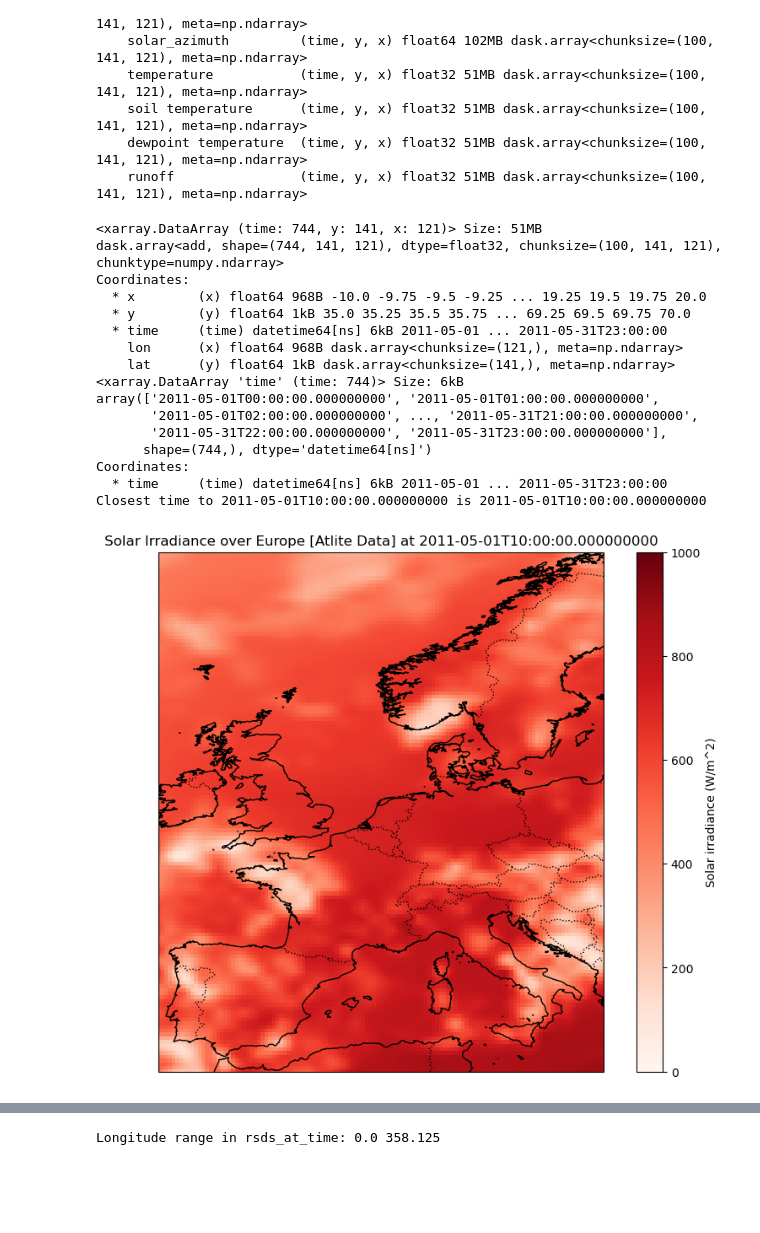
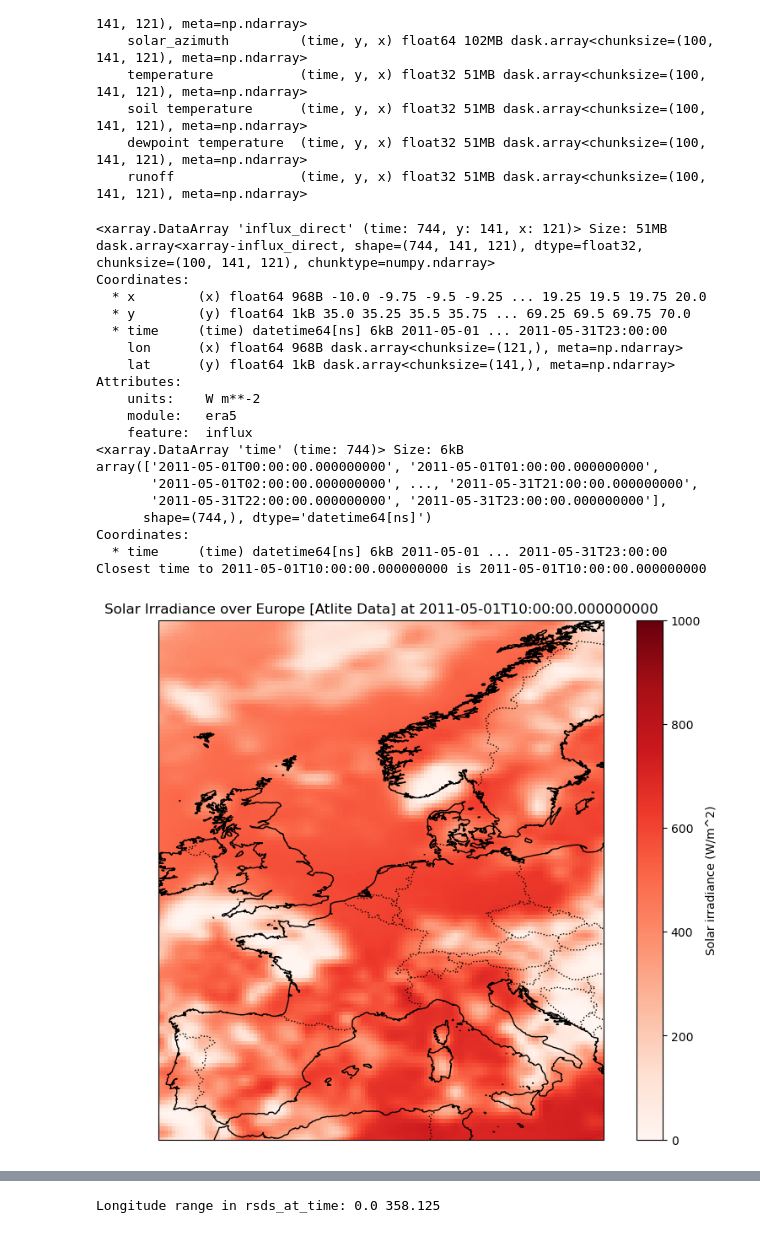
Before and after one commit to martabresco/Climate-Change-Impacted-Solar-Energy-Generation, a Jupyter notebook: data_visualisation_modified.ipynb, the cells around one changed output, grey strips where cells are left out. Saved outputs shown, nothing was run; the diff lists cells and outputs as text; code cells hidden in the pictures; blank space fills up the shorter version.

```diff
--- a/data_visualisation_modified.ipynb
+++ b/data_visualisation_modified.ipynb
@@ -133,8 +133,7 @@ Data variables:
 
 # Calculate solar irradiance
 direct_irradiance = cutout.data.influx_direct
-diffuse_irradiance = cutout.data.influx_diffuse
-solar_irradiance = direct_irradiance + diffuse_irradiance
+solar_irradiance = direct_irradiance
 time = cutout.data.time
 specific_time = "2011-05-01T10:00:00.000000000"
 
@@ -164,36 +163,40 @@ solar_irradiance.sel(time=closest_time).plot(
 # Add map features for context
 ax.coastlines(resolution='10m', linewidth=1)
 ax.add_feature(cfeature.BORDERS, linestyle=':')
 ax.add_feature(cfeature.LAND, facecolor='lightgray')
 ax.add_feature(cfeature.OCEAN, facecolor='white')
 
 # Set extent to Europe
 ax.set_extent([-10, 20, 35, 70], crs=ccrs.PlateCarree())
 
 # Add title and labels
 plt.title(f'Solar Irradiance over Europe [Atlite Data] at {closest_time}')
 plt.xlabel('Longitude')
 plt.ylabel('Latitude')
 
 plt.show()
 # %% [output]
-<xarray.DataArray (time: 744, y: 141, x: 121)> Size: 51MB
-dask.array<add, shape=(744, 141, 121), dtype=float32, chunksize=(100, 141, 121), chunktype=numpy.ndarray>
+<xarray.DataArray 'influx_direct' (time: 744, y: 141, x: 121)> Size: 51MB
+dask.array<xarray-influx_direct, shape=(744, 141, 121), dtype=float32, chunksize=(100, 141, 121), chunktype=numpy.ndarray>
 Coordinates:
   * x        (x) float64 968B -10.0 -9.75 -9.5 -9.25 ... 19.25 19.5 19.75 20.0
   * y        (y) float64 1kB 35.0 35.25 35.5 35.75 ... 69.25 69.5 69.75 70.0
   * time     (time) datetime64[ns] 6kB 2011-05-01 ... 2011-05-31T23:00:00
     lon      (x) float64 968B dask.array<chunksize=(121,), meta=np.ndarray>
     lat      (y) float64 1kB dask.array<chunksize=(141,), meta=np.ndarray>
+Attributes:
+    units:    W m**-2
+    module:   era5
+    feature:  influx
 <xarray.DataArray 'time' (time: 744)> Size: 6kB
 array(['2011-05-01T00:00:00.000000000', '2011-05-01T01:00:00.000000000',
        '2011-05-01T02:00:00.000000000', ..., '2011-05-31T21:00:00.000000000',
        '2011-05-31T22:00:00.000000000', '2011-05-31T23:00:00.000000000'],
       shape=(744,), dtype='datetime64[ns]')
 Coordinates:
   * time     (time) datetime64[ns] 6kB 2011-05-01 ... 2011-05-31T23:00:00
 Closest time to 2011-05-01T10:00:00.000000000 is 2011-05-01T10:00:00.000000000
-[figure, old version]
+[figure, new version]
 # %%
 # Extract rsds (solar irradiance) and keep the time dimension intact
 rsds = dataset['rsds']  # Ensure 'rsds' has the 'time' dimension
```
Also changed, not shown: parts of 3 cells of this notebook, 18 other files.
